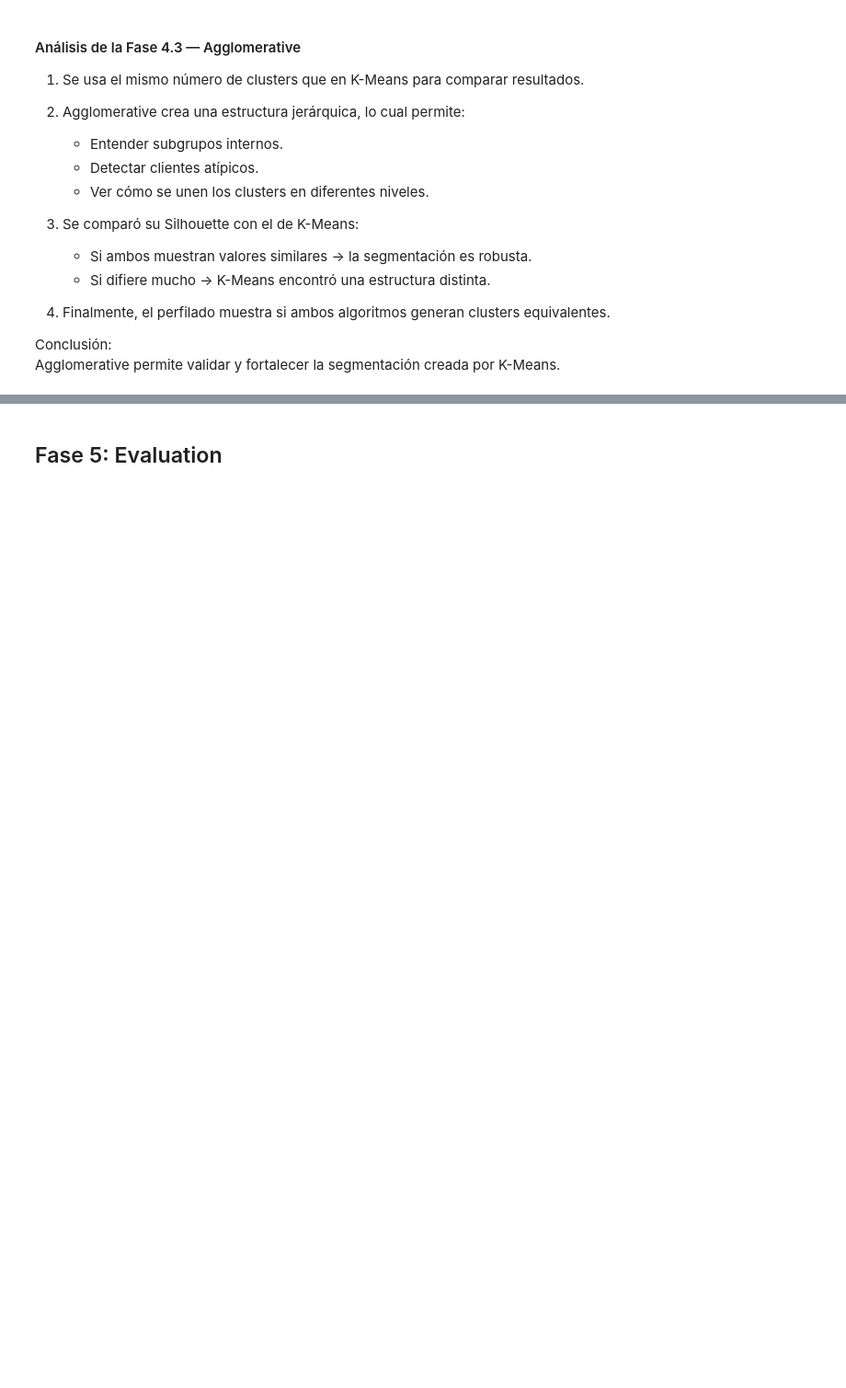
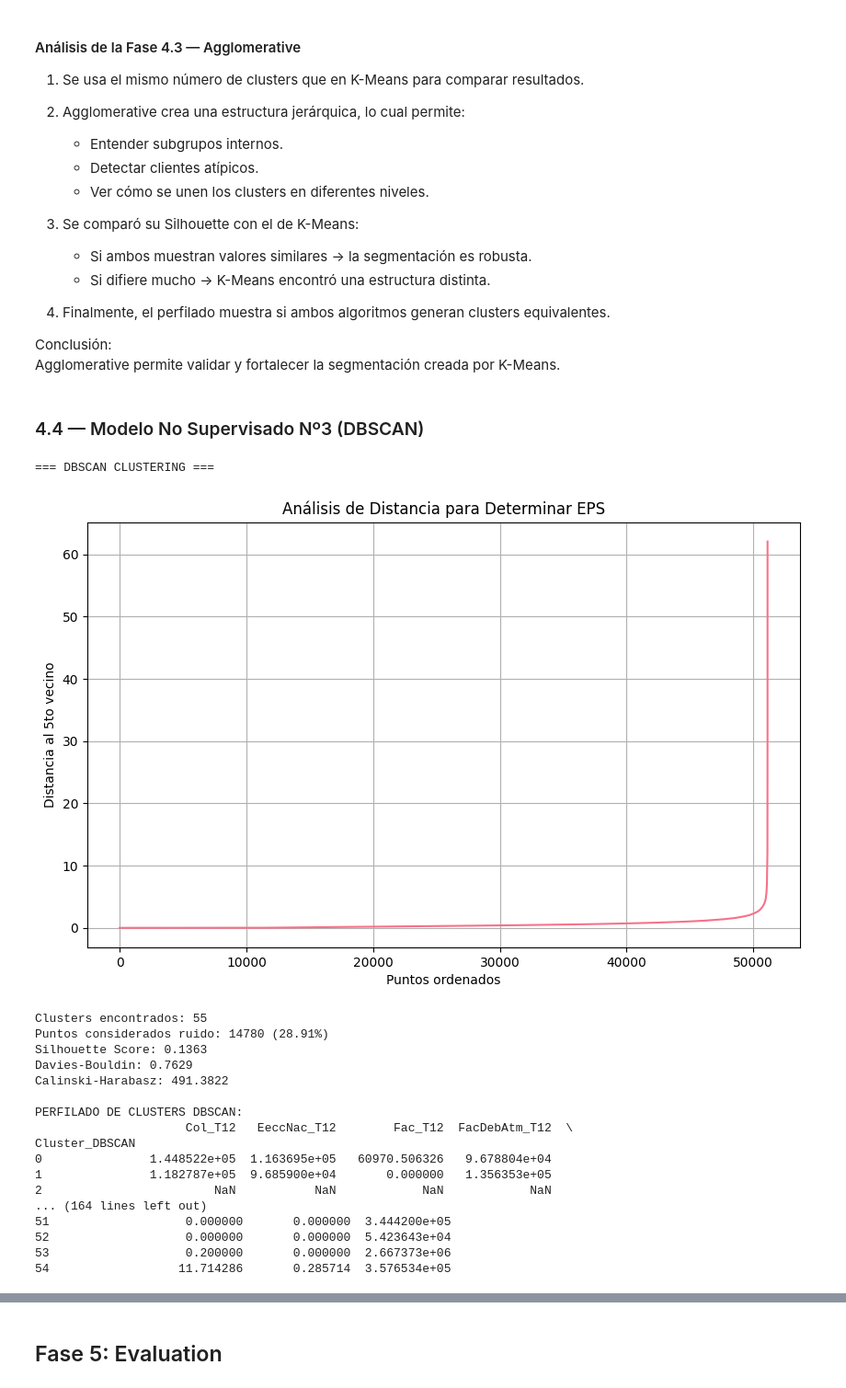
Before and after one commit to 4mnesia/MachineLearningRepo, a Jupyter notebook: Entrega3_ML.ipynb, the cells around one changed output, grey strips where cells are left out. Shown at 92% size. Drawn from its saved outputs; the diff is of its cells as text; code cells hidden in the pictures; blank space fills up the shorter version.

```diff
--- a/Entrega3_ML.ipynb
+++ b/Entrega3_ML.ipynb
@@ -1473,3 +1484,83 @@ Silhouette Agglomerative: 0.3577343778153181
 
 Conclusión:
 Agglomerative permite validar y fortalecer la segmentación creada por K-Means.
+# %% [markdown]
+### 4.4 — Modelo No Supervisado Nº3 (DBSCAN)
+# %%
+# ===================================
+# 4.4 Modelo No Supervisado N°3 - DBSCAN
+# ===================================
+
+from sklearn.cluster import DBSCAN
+from sklearn.neighbors import NearestNeighbors
+
+print("=== DBSCAN CLUSTERING ===")
+
+# Análisis de distancia para determinar eps
+neighbors = NearestNeighbors(n_neighbors=5)
+neighbors_fit = neighbors.fit(Xc_scaled)
+distances, indices = neighbors_fit.kneighbors(Xc_scaled)
+distances = np.sort(distances[:, -1], axis=0)
+
+plt.figure(figsize=(10, 6))
+plt.plot(distances)
+plt.title('Análisis de Distancia para Determinar EPS')
+plt.xlabel('Puntos ordenados')
+plt.ylabel('Distancia al 5to vecino')
+plt.grid(True)
+plt.show()
+
+# Parámetros DBSCAN basados en análisis visual
+eps = 0.5
+min_samples = 5
+
+dbscan = DBSCAN(eps=eps, min_samples=min_samples)
+labels_dbscan = dbscan.fit_predict(Xc_scaled)
+
+df_nucleo['Cluster_DBSCAN'] = labels_dbscan
+
+# Métricas y análisis
+n_clusters = len(set(labels_dbscan)) - (1 if -1 in labels_dbscan else 0)
+n_noise = list(labels_dbscan).count(-1)
+
+print(f"Clusters encontrados: {n_clusters}")
+print(f"Puntos considerados ruido: {n_noise} ({n_noise/len(labels_dbscan)*100:.2f}%)")
+
+if n_clusters > 1:
+    # Calcular métricas excluyendo ruido
+    mask = labels_dbscan != -1
+    sil_score_db = silhouette_score(Xc_scaled[mask], labels_dbscan[mask])
+    db_score = davies_bouldin_score(Xc_scaled[mask], labels_dbscan[mask])
+    ch_score = calinski_harabasz_score(Xc_scaled[mask], labels_dbscan[mask])
+
+    print(f"Silhouette Score: {sil_score_db:.4f}")
+    print(f"Davies-Bouldin: {db_score:.4f}")
+    print(f"Calinski-Harabasz: {ch_score:.4f}")
+else:
+    print("No se pudieron calcular métricas - muy pocos clusters")
+
+# Perfilado de clusters DBSCAN
+if n_clusters > 0:
+    print("\nPERFILADO DE CLUSTERS DBSCAN:")
+    cluster_profile_db = df_nucleo[df_nucleo['Cluster_DBSCAN'] != -1].groupby('Cluster_DBSCAN')[cluster_features].mean()
+    print(cluster_profile_db)
+# %% [output]
+=== DBSCAN CLUSTERING ===
+[figure, added]
+Clusters encontrados: 55
+Puntos considerados ruido: 14780 (28.91%)
+Silhouette Score: 0.1363
+Davies-Bouldin: 0.7629
+Calinski-Harabasz: 491.3822
+
+PERFILADO DE CLUSTERS DBSCAN:
+                     Col_T12   EeccNac_T12        Fac_T12  FacDebAtm_T12  \
+Cluster_DBSCAN
+0               1.448522e+05  1.163695e+05   60970.506326   9.678804e+04
+1               1.182787e+05  9.685900e+04       0.000000   1.356353e+05
+2                        NaN           NaN            NaN            NaN
+... (164 lines left out)
+51                   0.000000       0.000000  3.444200e+05
+52                   0.000000       0.000000  5.423643e+04
+53                   0.200000       0.000000  2.667373e+06
+54                  11.714286       0.285714  3.576534e+05
```
Also changed, not shown: parts of 14 cells of this notebook.
